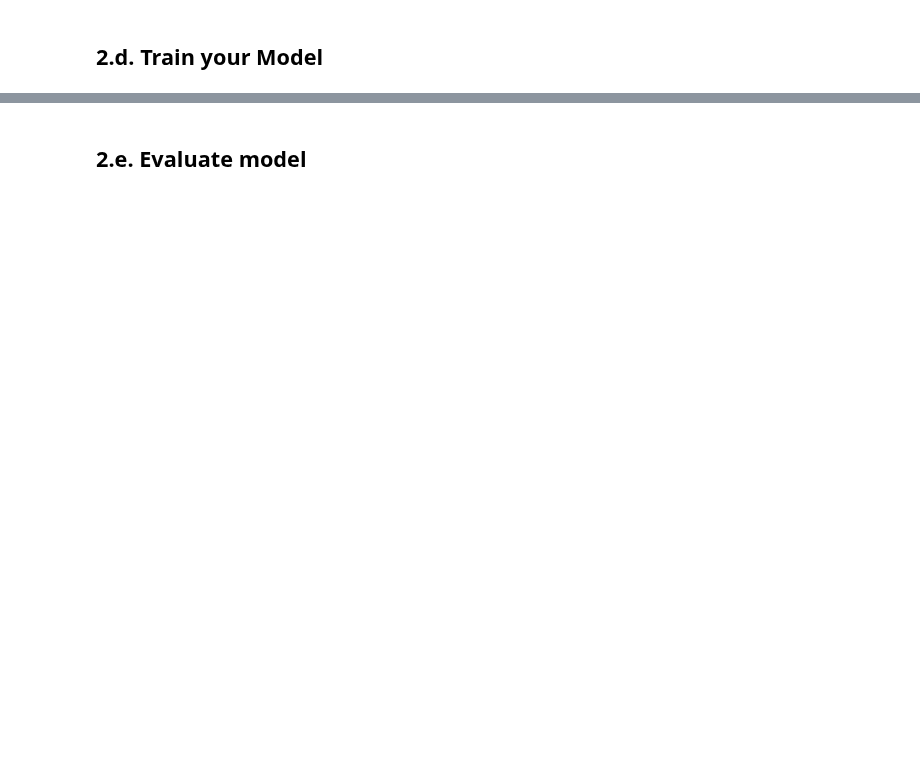
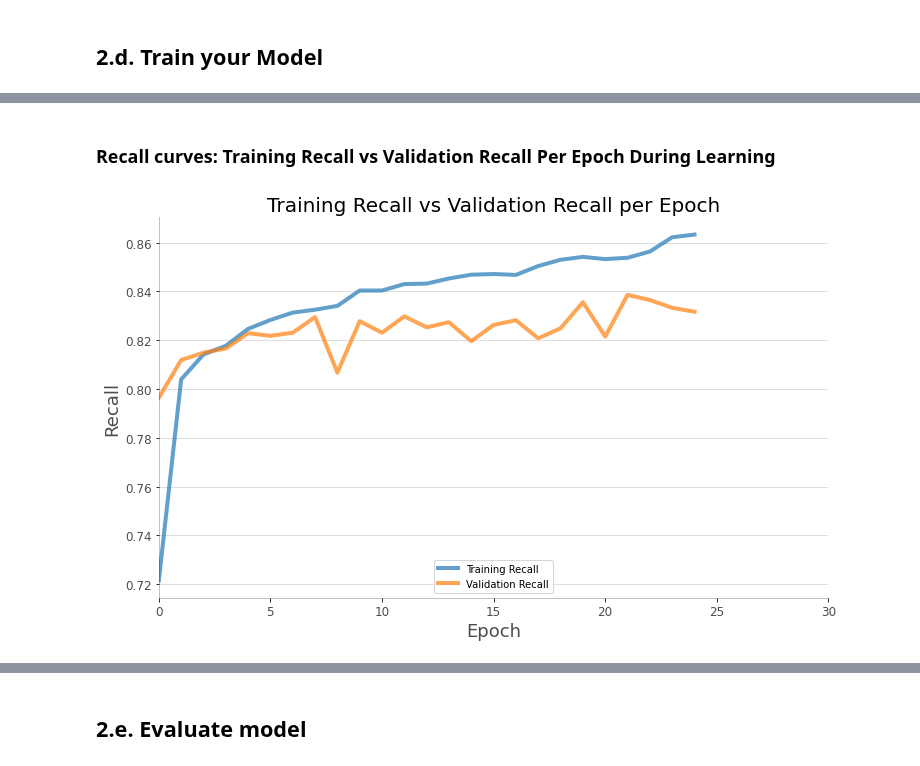
Before and after one commit to shahrukhx01/adversarial-ml-101, a Jupyter notebook: assignment3/shahrukh/Final_Book_v1.ipynb, the cells around one changed output, grey strips where cells are left out. Drawn from its saved outputs; the diff is of its cells as text; code cells hidden in the pictures; blank space fills up the shorter version.

```diff
--- a/assignment3/shahrukh/Final_Book_v1.ipynb
+++ b/assignment3/shahrukh/Final_Book_v1.ipynb
@@ -738,0 +879,23 @@ for epoch in range(n_epochs):
+# %%
+
+set_device = torch.device("cuda" if torch.cuda.is_available() else "cpu")
+
+training_params = {
+        'TRAIN_BATCH_SIZE' : 32,
+        'TEST_BATCH_SIZE' : 32,
+        'LEARNING_RATE' : 0.001,
+        'OPTIMIZER': optim.Adam,
+        'NUM_EPOCHS' : 25
+}
+
+trainloader = DataLoader(malware_trainset, batch_size=training_params['TRAIN_BATCH_SIZE'], shuffle=True) ##### duplicated
+testloader = DataLoader(malware_testset, batch_size=training_params['TEST_BATCH_SIZE'], shuffle=False)    ###### duplicated
+model = MalwareNet(input_dim=train_data[0][0].shape[0], output_dim=len(label_encodings)).to(set_device)
+print(f'Network structure is: {model.parameters}')
+print(f'Total number of parameters: {sum(p.numel() for p in model.parameters())}')
+
+criterion = nn.CrossEntropyLoss().to(set_device)
+optimizer = training_params['OPTIMIZER'](model.parameters(), lr=training_params['LEARNING_RATE'])
+with warnings.catch_warnings(record=True):
+    train_loss_history, recall_train_history, f1_train_history, accuracy_train_history, precision_train_history, validation_loss_history, \
+    recall_validation_history, f1_validation_history, accuracy_validation_history, precision_validation_history = _network_training(model, training_params, criterion, optimizer, set_device, tuning=False)
@@ -738,0 +944,24 @@ for epoch in range(n_epochs):
+# %% [markdown]
+### Recall curves: Training Recall vs Validation Recall Per Epoch During Learning
+# %%
+
+df = pd.DataFrame({'Training Recall':recall_train_history, 'Validation Recall':recall_validation_history})
+df.plot(linewidth=4, alpha=0.7, figsize=(12,7), label='Loss')
+plt.xlim([0,30])
+# plt.ylim(-20,100)
+plt.title('Training Recall vs Validation Recall per Epoch', fontsize=20)
+plt.grid(axis='y', alpha=.5)
+plt.yticks(fontsize=12, alpha=.7)
+plt.xticks(fontsize=12, alpha=.7)
+plt.xlabel('Epoch', fontsize=18, alpha=.7)
+plt.ylabel('Recall', fontsize=18, alpha=.7)
+# Lighten borders
+plt.gca().spines["top"].set_alpha(.0)
+plt.gca().spines["bottom"].set_alpha(.3)
+plt.gca().spines["right"].set_alpha(.0)
+plt.gca().spines["left"].set_alpha(.3)
+
+plt.legend(loc='lower center')
+plt.show()
+# %% [output]
+[figure, added]
```
Also changed, not shown: parts of 32 cells of this notebook.
